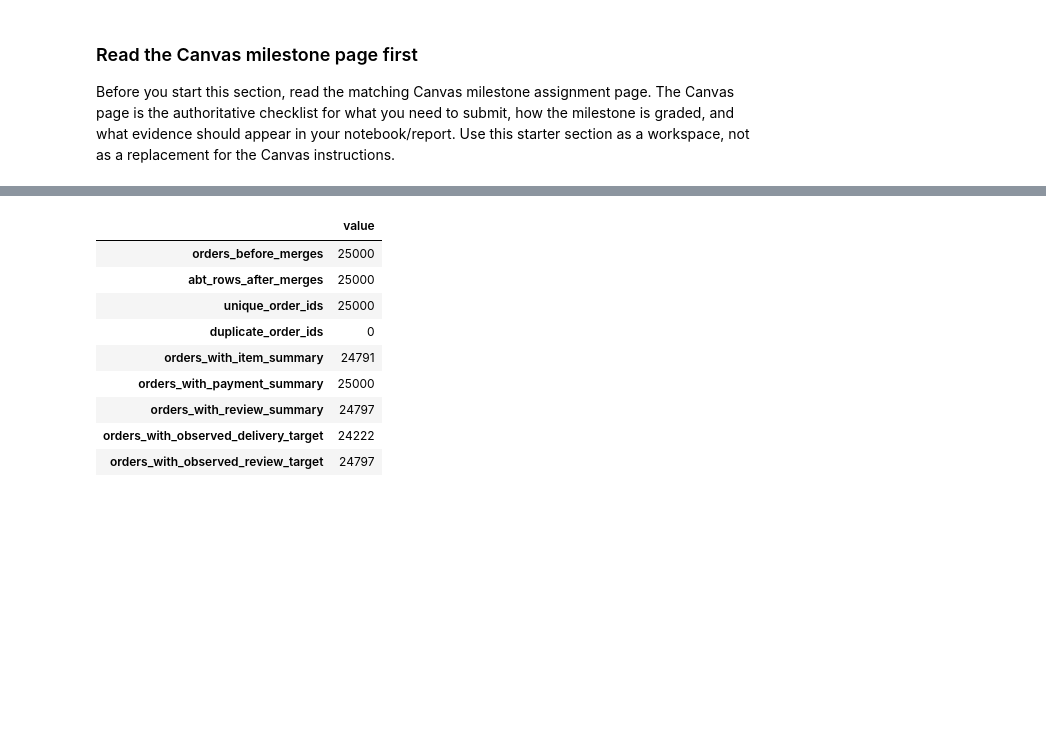
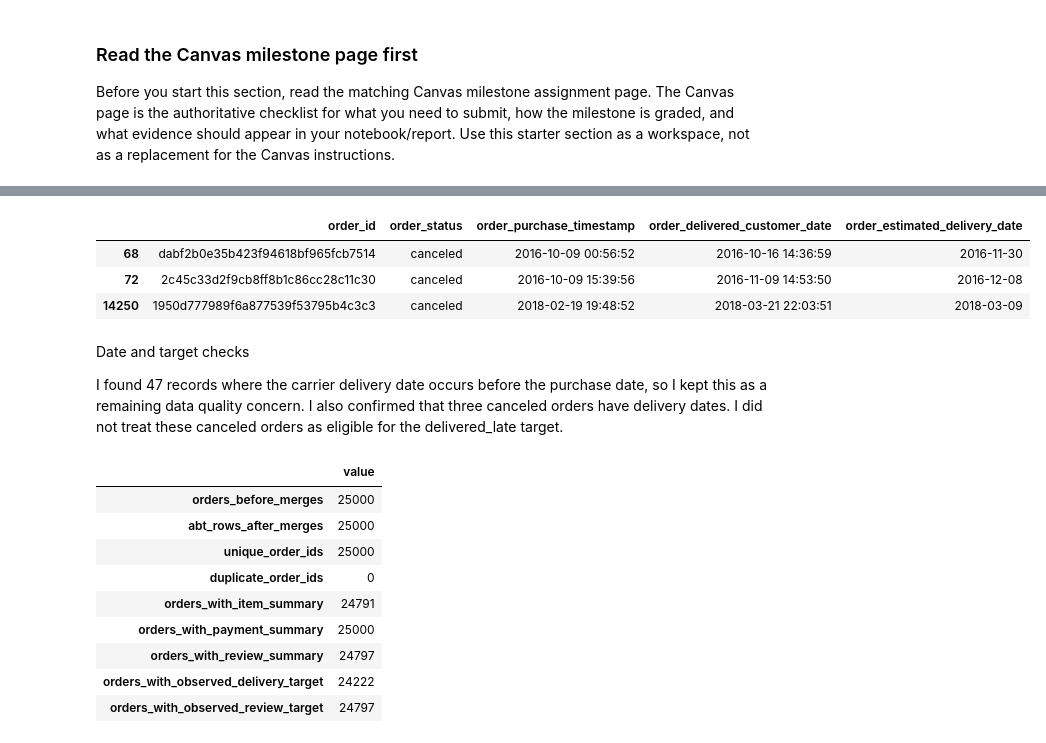
Before and after one commit to Kristinevill/ban6003-olist-project-kristine-villanueva, a Jupyter notebook: notebooks/olist_project_starter.ipynb, the cells around one changed output, grey strips where cells are left out. Saved outputs shown, nothing was run; the diff lists cells and outputs as text; code cells hidden in the pictures; blank space fills up the shorter version.

```diff
--- a/notebooks/olist_project_starter.ipynb
+++ b/notebooks/olist_project_starter.ipynb
@@ -365,3 +412,26 @@ Use this cell to document the ABT design required by the Canvas Milestone 2 page
+# %%
+canceled_with_delivery = orders.loc[
+    orders["order_status"].eq("canceled")
+    & orders["order_delivered_customer_date"].notna(),
+    [
+        "order_id",
+        "order_status",
+        "order_purchase_timestamp",
+        "order_delivered_customer_date",
+        "order_estimated_delivery_date",
+    ],
+]
+
+display(canceled_with_delivery)
+# %% [output]
+|  | order_id | order_status | order_purchase_timestamp | order_delivered_customer_date | order_estimated_delivery_date |
+| 68 | dabf2b0e35b423f94618bf965fcb7514 | canceled | 2016-10-09 00:56:52 | 2016-10-16 14:36:59 | 2016-11-30 |
+| 72 | 2c45c33d2f9cb8ff8b1c86cc28c11c30 | canceled | 2016-10-09 15:39:56 | 2016-11-09 14:53:50 | 2016-12-08 |
+| 14250 | 1950d777989f6a877539f53795b4c3c3 | canceled | 2018-02-19 19:48:52 | 2018-03-21 22:03:51 | 2018-03-09 |
+# %% [markdown]
+Date and target checks
+
+I found 47 records where the carrier delivery date occurs before the purchase date, so I kept this as a remaining data quality concern. I also confirmed that three canceled orders have delivery dates. I did not treat these canceled orders as eligible for the delivered_late target.
 # %%
 products_enriched = products.merge(
     translations,
```
Also changed, not shown: parts of 6 cells of this notebook.
